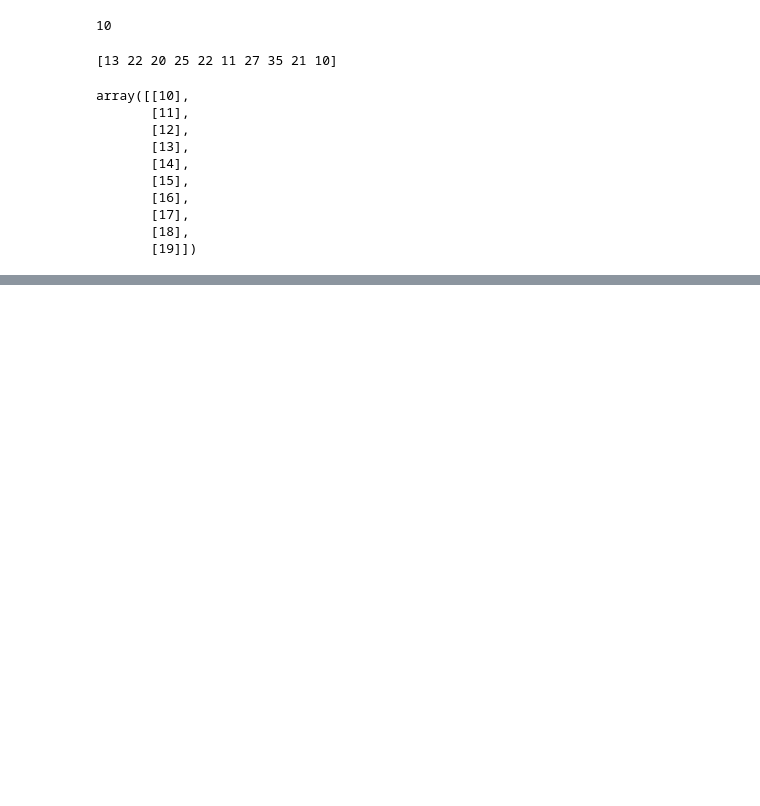
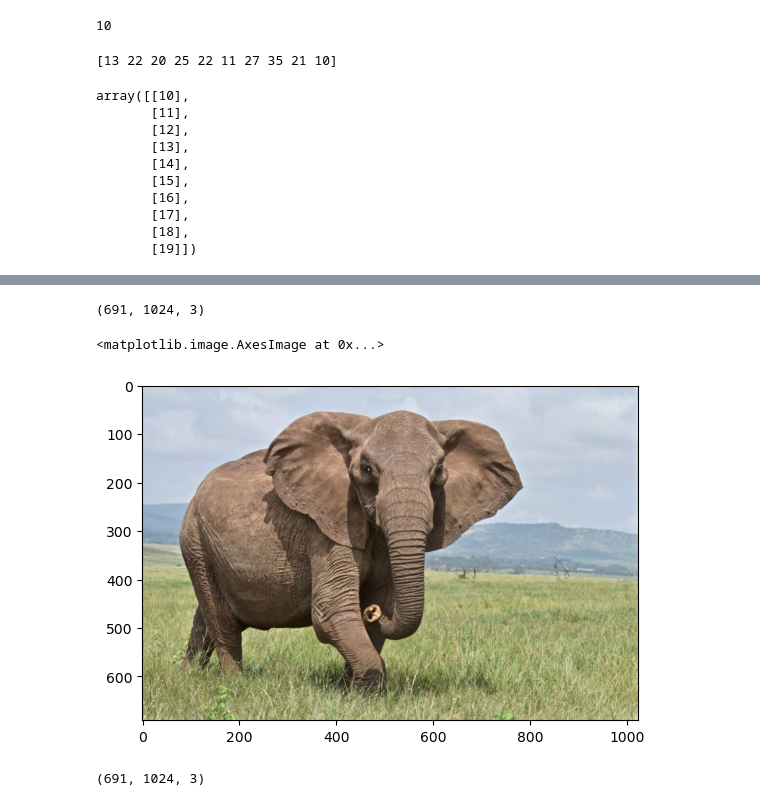
Before and after one commit to amruthathalla/DataScience_AI, a Jupyter notebook: numpy.ipynb, the cells around one changed output, grey strips where cells are left out. Cells and saved outputs as stored; diff of their text form; code cells hidden in the pictures; blank space fills up the shorter version.

```diff
--- a/numpy.ipynb
+++ b/numpy.ipynb
@@ -224,0 +443,3 @@ array([[10],
+# %%
+ele_arr = np.asarray(Image)
+ele_arr
@@ -224,0 +464,4 @@ array([[10],
+# %%
+ele_arr.shape
+# %% [output]
+(691, 1024, 3)
@@ -224,0 +470,9 @@ array([[10],
+# %%
+plt.imshow(ele_arr)
+# %% [output]
+<matplotlib.image.AxesImage at 0x...>
+[figure, added]
+# %%
+ele_arr.shape
+# %% [output]
+(691, 1024, 3)
```
Also changed, not shown: parts of 43 cells of this notebook, 7 other files.
